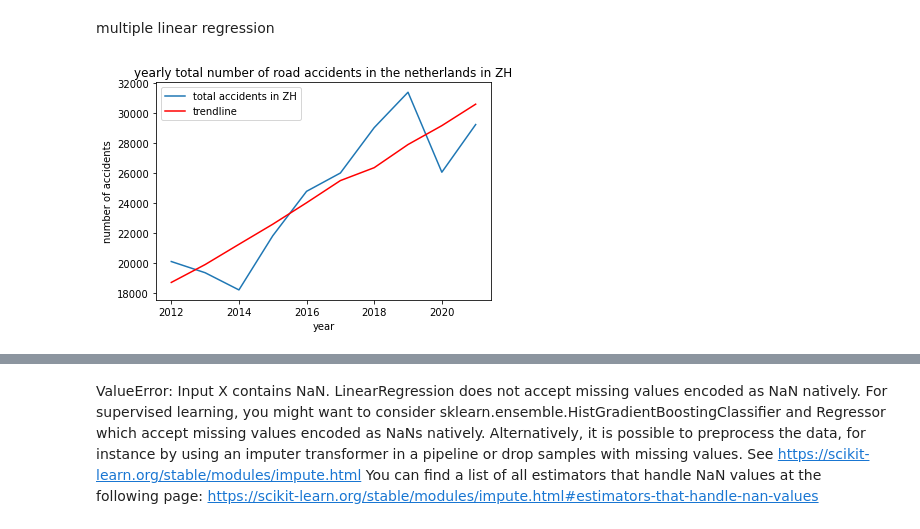
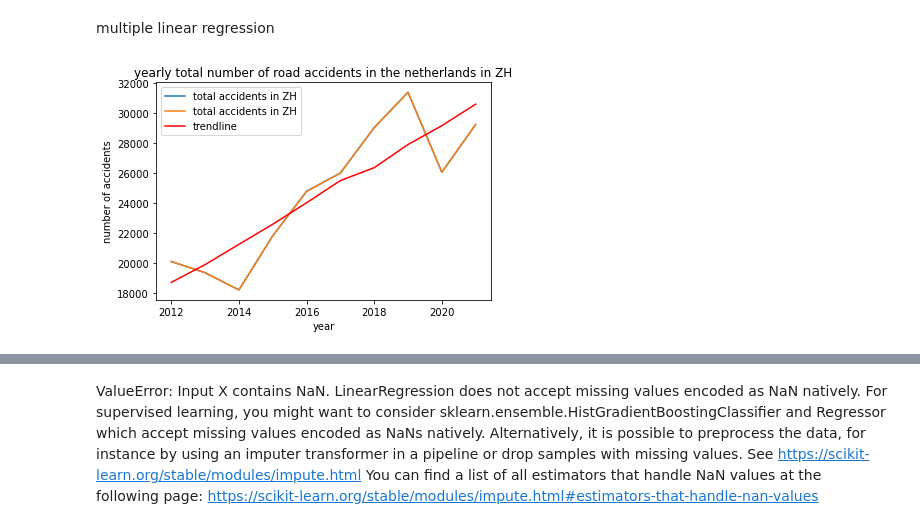
Before and after one commit to stefan1234567891011/AI_personal_project, a Jupyter notebook: code/data.ipynb, the cells around one changed output, grey strips where cells are left out. Saved outputs shown, nothing was run; the diff lists cells and outputs as text; code cells hidden in the pictures.

```diff
--- a/code/data.ipynb
+++ b/code/data.ipynb
@@ -1217,28 +1215,29 @@ multiple linear regression
 # %%
 target_province = "ZH"
 df_target = df_pop_n_acc_2[df_pop_n_acc_2["PROVINCE"] == target_province]
 df_target = df_target.drop(["Regio's (naam)", "PROVINCE"], axis=1)
-# df_target
 years = df_pop_n_acc_2["Perioden (jaar)"].unique()
 
 y = df_target["N_ACCIDENTS"].values
 x = df_target[["Perioden (jaar)", "Bevolking|Bevolkingssamenstelling op 1 januari|Totale bevolking (aantal)"]].values
 
 Linear_regression = LinearRegression()
 Linear_regression.fit(x, y)
 
 predicted_n_accidents = Linear_regression.predict(x)
 
 plt.title("yearly total number of road accidents in the netherlands in " + target_province)
 plt.xlabel("year")
 plt.ylabel("number of accidents")
 
-plt.plot(year, y, label="total accidents in " + target_province)
-plt.plot(year, predicted_n_accidents, color="red", label="trendline")
+plt.plot(years, y, label="total accidents in " + target_province)
+plt.plot(years, df_target["N_ACCIDENTS"].values, label="total accidents in " + target_province)
+plt.plot(years, predicted_n_accidents, color="red", label="trendline")
+
 plt.legend()
 plt.show()
 # %% [output]
-[figure, old version]
+[figure, new version]
 # %%
 target_province = "ZH"
 df_target = df_pop_n_acc_2[df_pop_n_acc_2["PROVINCE"] == target_province]
```
Also changed, not shown: parts of 25 cells of this notebook.
